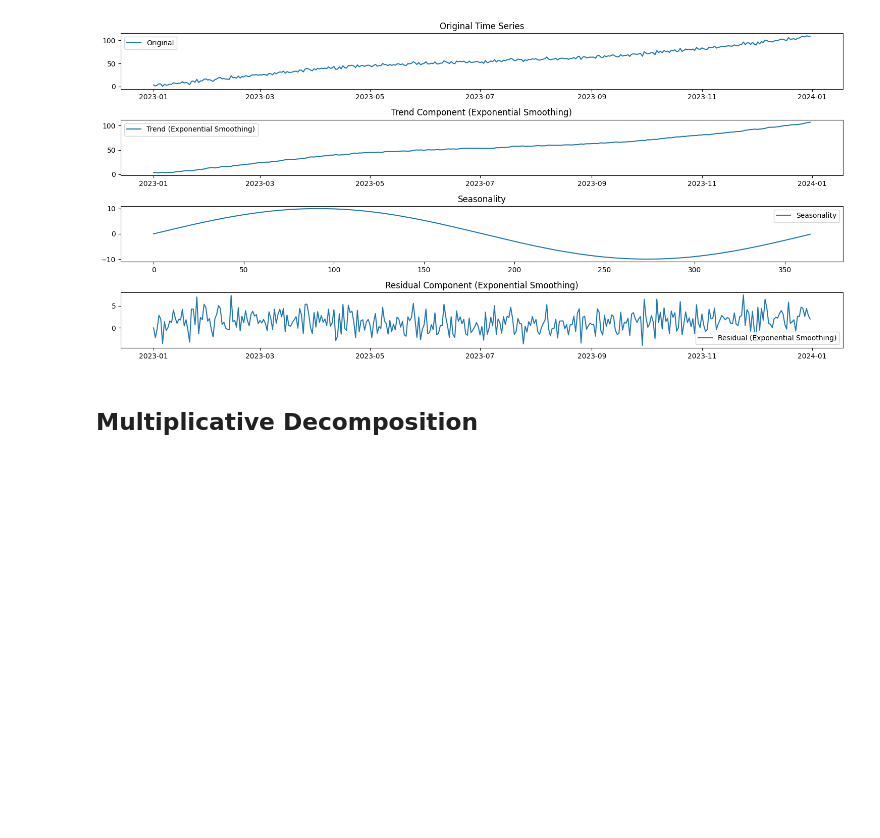
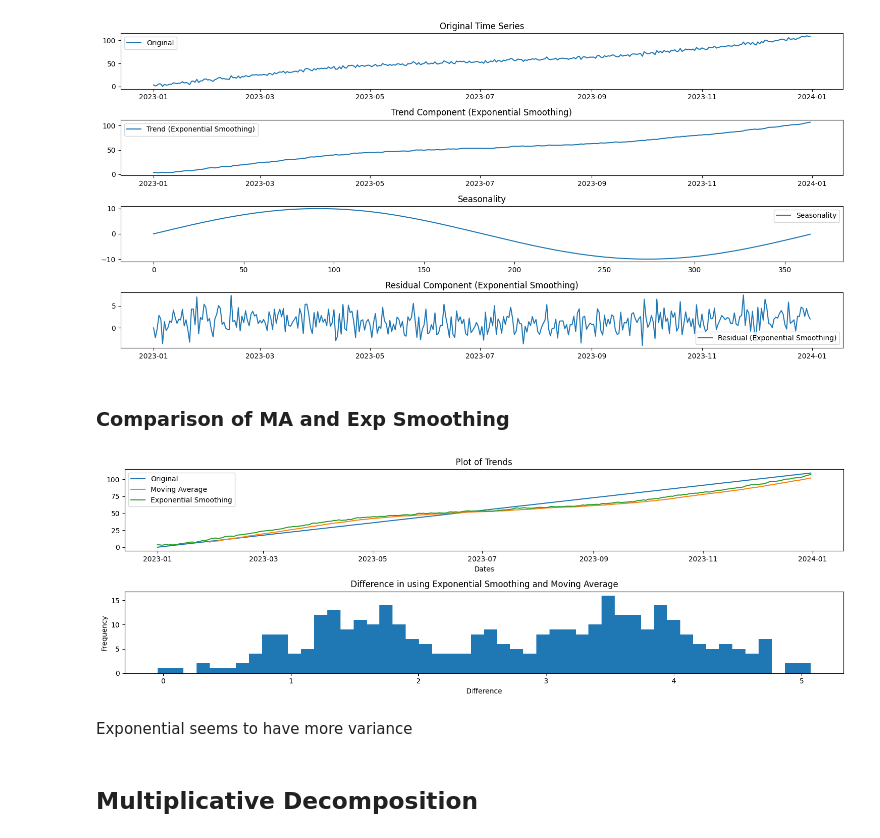
Before and after one commit to donnafaithhh/LP-Norms-and-Volatility, a Jupyter notebook: miscellaneous/time series decomposition.ipynb, the cells around one changed output. Drawn from its saved outputs; the diff is of its cells as text; code cells hidden in the pictures; blank space fills up the shorter version.

```diff
--- a/miscellaneous/time series decomposition.ipynb
+++ b/miscellaneous/time series decomposition.ipynb
@@ -174,5 +177,35 @@ plt.tight_layout()
 plt.show()
 # %% [output]
 [figure]
+# %% [markdown]
+### Comparison of MA and Exp Smoothing
+# %%
+# plotting
+plt.figure(figsize=(15, 5))
+
+plt.subplot(2, 1, 1)
+plt.plot(trend_sma.index, trend, label='Original')
+plt.plot(trend_sma, label='Moving Average')
+plt.plot(trend_exp_smooth, label='Exponential Smoothing')
+plt.xlabel('Dates')
+plt.title('Plot of Trends')
+plt.legend()
+
+plt.subplot(2, 1, 2)
+plt.hist(
+    trend_exp_smooth - trend_sma,
+    bins=50
+)
+plt.title(
+    f'Difference in using Exponential Smoothing and Moving Average'
+)
+plt.xlabel('Difference')
+plt.ylabel('Frequency')
+plt.tight_layout()
+plt.show()
+# %% [output]
+[figure, added]
+# %% [markdown]
+Exponential seems to have more variance
 # %% [markdown]
 ## Multiplicative Decomposition
```
Also changed, not shown: parts of 8 cells of this notebook.
